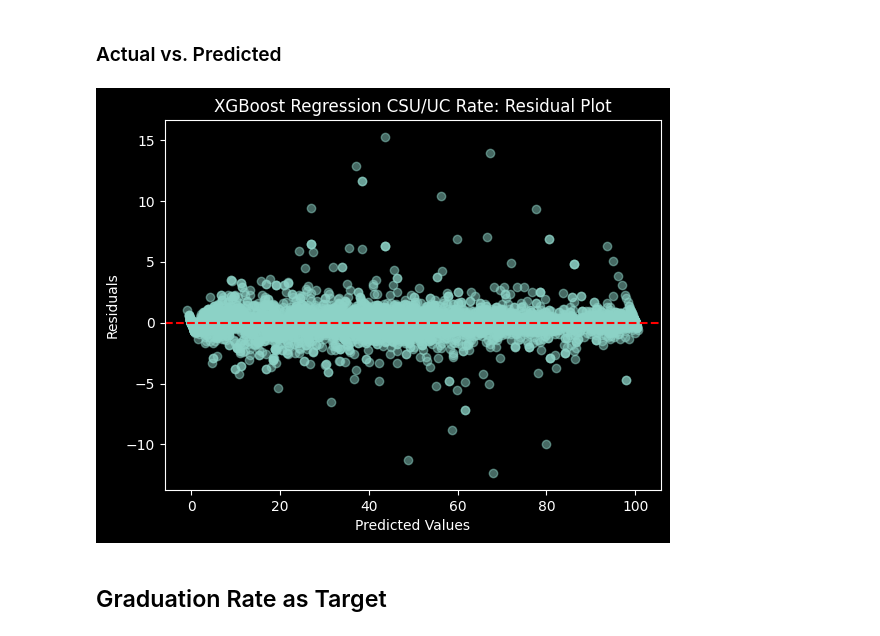
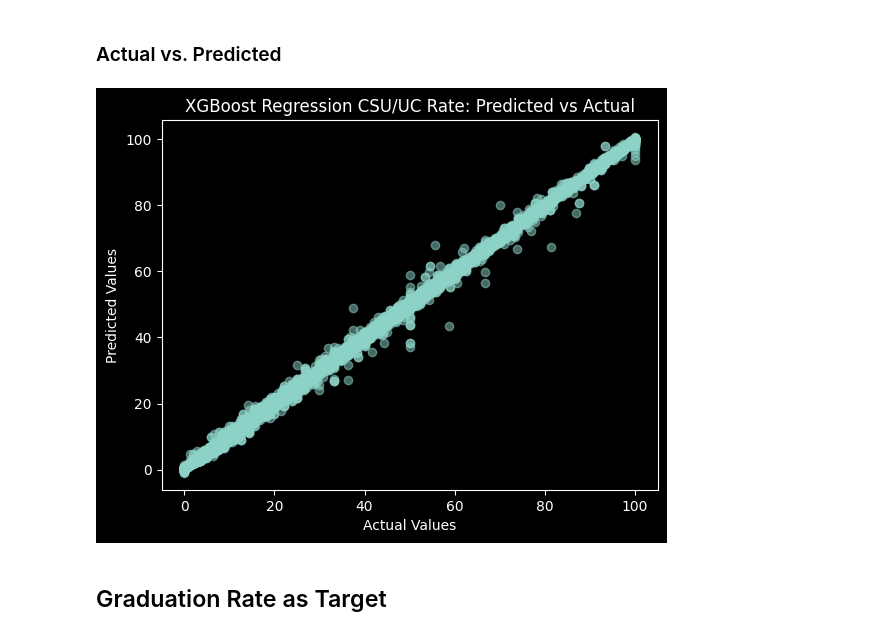
Before and after one commit to PENTASHIFT/DS-Capstone-Project, a Jupyter notebook: modeling/ACGRWide.ipynb, the cells around one changed output. Saved outputs shown, nothing was run; the diff lists cells and outputs as text; code cells hidden in the pictures.

```diff
--- a/modeling/ACGRWide.ipynb
+++ b/modeling/ACGRWide.ipynb
@@ -408,15 +434,14 @@ plt.show()
 # %% [markdown]
 ### Actual vs. Predicted
 # %%
-# Plot residuals
-plt.scatter(y_pred, residuals, alpha=0.5)
-plt.axhline(y=0, color='r', linestyle='--')
-plt.xlabel("Predicted Values")
-plt.ylabel("Residuals")
-plt.title("XGBoost Regression CSU/UC Rate: Residual Plot")
+# Plot actual vs. predicted
+plt.scatter(y_test, y_pred, alpha=0.5)
+plt.xlabel("Actual Values")
+plt.ylabel("Predicted Values")
+plt.title("XGBoost Regression CSU/UC Rate: Predicted vs Actual")
 plt.show()
 # %% [output]
-[figure, old version]
+[figure, new version]
 # %% [markdown]
 ## Graduation Rate as Target
 # %%
```
Also changed, not shown: parts of 6 cells of this notebook.
